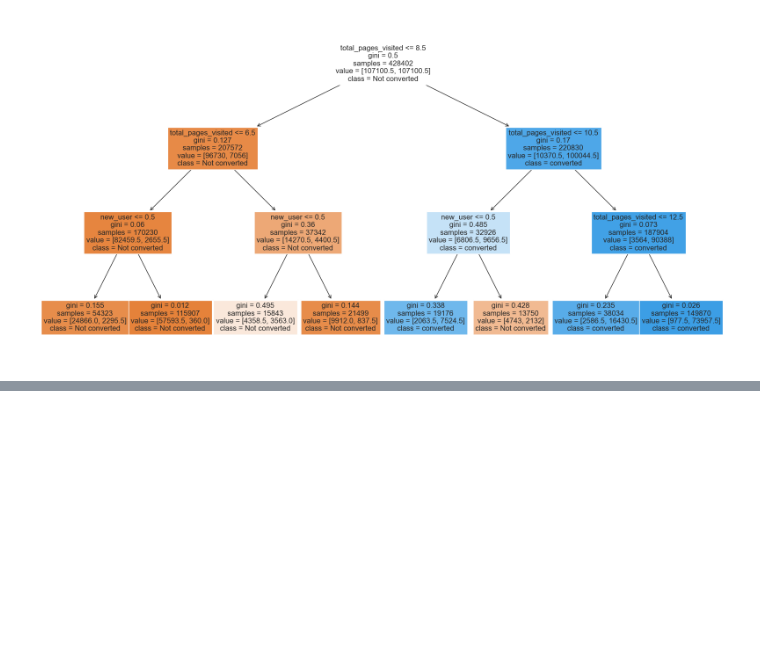
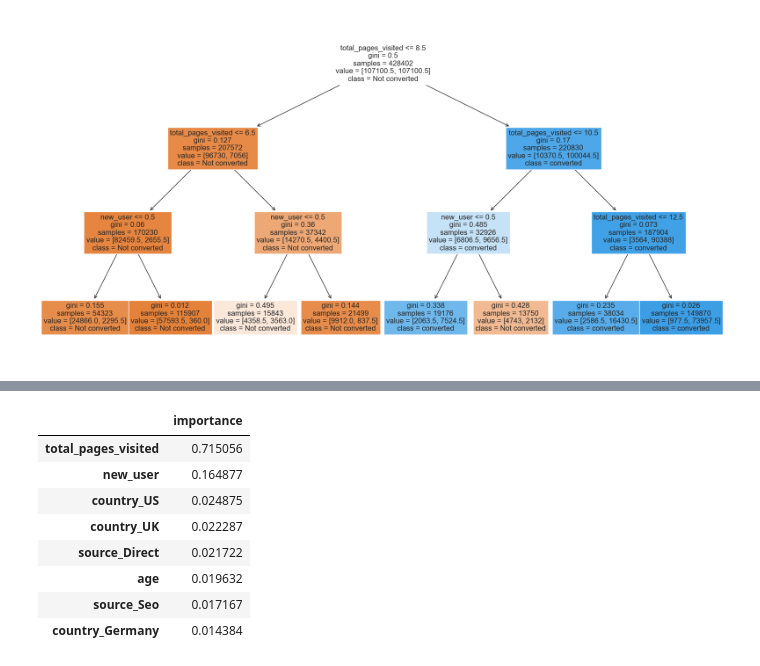
Before and after one commit to aprilzhizhou/ML_projects, a Jupyter notebook: conversion_rate/2_ML_models.ipynb, the cells around one changed output, grey strips where cells are left out. Saved outputs shown, nothing was run; the diff lists cells and outputs as text; code cells hidden in the pictures; blank space fills up the shorter version.

```diff
--- a/conversion_rate/2_ML_models.ipynb
+++ b/conversion_rate/2_ML_models.ipynb
@@ -404,0 +494,18 @@ plt.show()
+# %%
+feature_names = list(X_train_res.columns)
+
+feature_importance = model_xgb_opt.feature_importances_
+df_features = pd.DataFrame(feature_importance,columns=['importance'],index=feature_names)
+df_important_features= df_features.sort_values(by='importance',ascending=False)
+df_important_features=df_important_features.rename({'country_int':'country','source_int':'source'})
+df_important_features
+# %% [output]
+|  | importance |
+| total_pages_visited | 0.715056 |
+| new_user | 0.164877 |
+| country_US | 0.024875 |
+| country_UK | 0.022287 |
+| source_Direct | 0.021722 |
+| age | 0.019632 |
+| source_Seo | 0.017167 |
+| country_Germany | 0.014384 |
```
Also changed, not shown: parts of 24 cells of this notebook.
